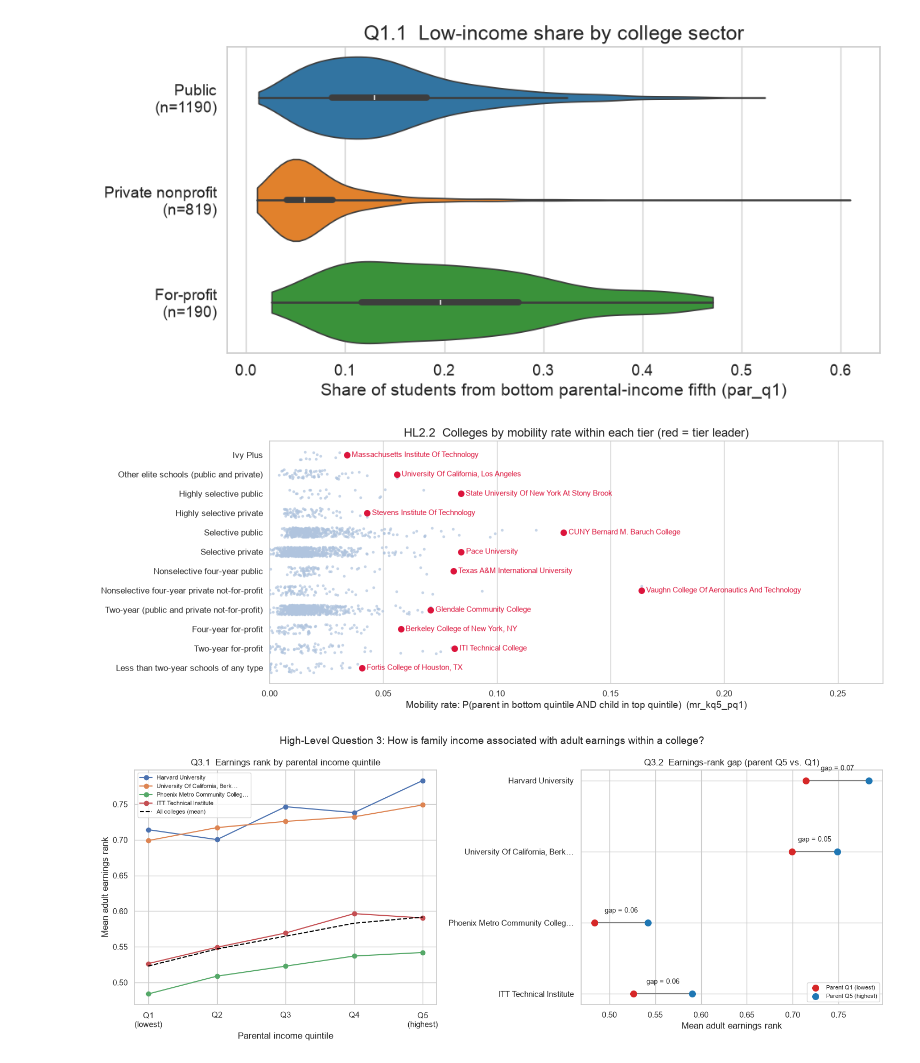
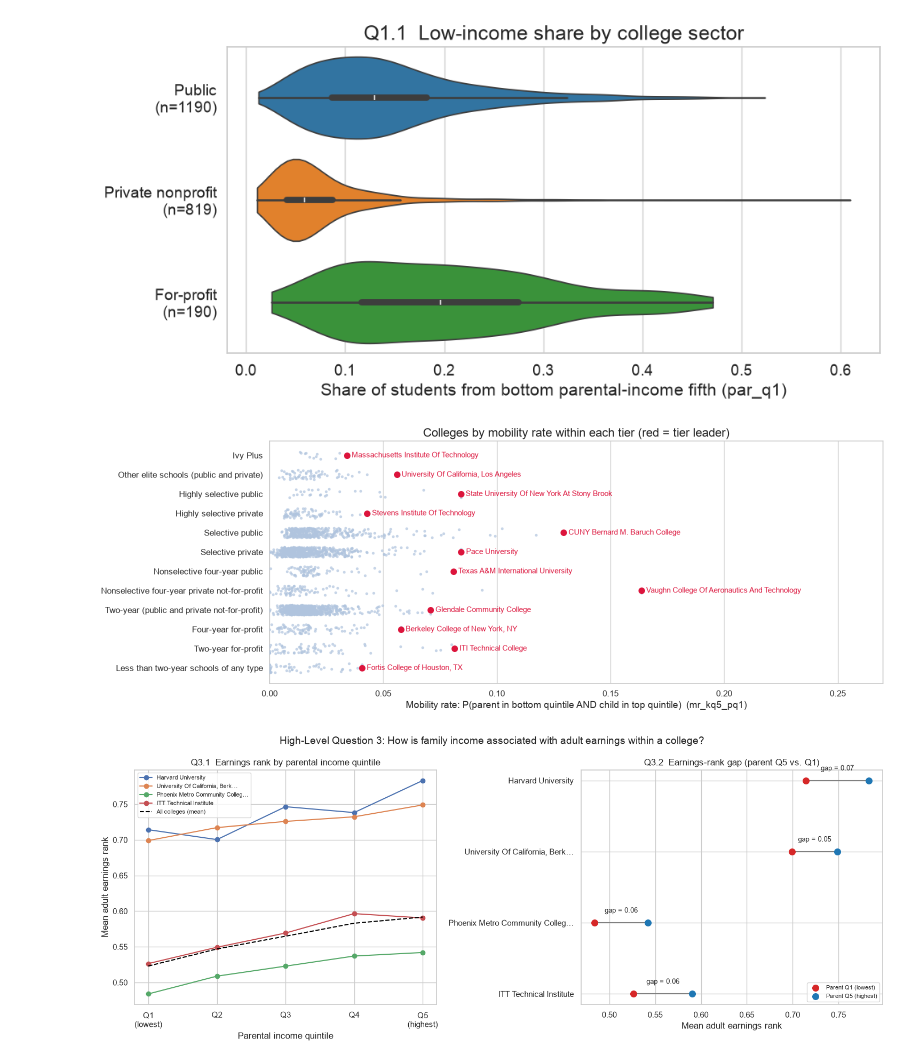
Before and after one commit to rakija7/tetrarchy, a Jupyter notebook: Merge_MRC.ipynb, the cells around one changed output. Drawn from its saved outputs; the diff is of its cells as text; code cells hidden in the pictures.

```diff
--- a/Merge_MRC.ipynb
+++ b/Merge_MRC.ipynb
@@ -73,26 +75,26 @@ plt.show()
 # %%
 fig, ax = plt.subplots(figsize=(16, 6))
 sns.stripplot(data=df, y="tier_name", x="mr_kq5_pq1", order=tier_order, color="lightsteelblue",
               size=4, alpha=0.7, jitter=0.25, ax=ax)
 
 top = df.loc[df.groupby("tier_name")["mr_kq5_pq1"].idxmax()]
-ypos = pd.Categorical(top["tier_name"], categories=tier_order).codes
+row_pos = pd.Categorical(top["tier_name"], categories=tier_order).codes
 
-ax.scatter(top["mr_kq5_pq1"], ypos, color="crimson", s=70, zorder=5)
+ax.scatter(top["mr_kq5_pq1"], row_pos, color="crimson", s=70, zorder=5)
 
-bars = ax.barh(ypos, top["mr_kq5_pq1"], height=0.1, alpha=0)
+bars = ax.barh(row_pos, top["mr_kq5_pq1"], height=0.1, alpha=0)
 ax.bar_label(bars, labels=top["name"], padding=7, fontsize=11, color="crimson")
 
-ax.set_xlim(0, df["mr_kq5_pq1"].max() * 1.65)   # more room for the larger labels
+ax.set_xlim(0, df["mr_kq5_pq1"].max() * 1.65)
 ax.tick_params(axis="both", labelsize=12)
 ax.set_xlabel("Mobility rate: P(parent in bottom quintile AND child in top quintile)  (mr_kq5_pq1)", fontsize=14)
 ax.set_ylabel("")
-ax.set_title("HL2.2  Colleges by mobility rate within each tier (red = tier leader)", fontsize=17)
+ax.set_title("Colleges by mobility rate within each tier (red = tier leader)", fontsize=17)
 
 plt.tight_layout()
 plt.show()
 # %% [output]
-[figure, old version]
+[figure, new version]
 # %%
 selected = ["Harvard University", "University Of California, Berkeley"]
 selected.append(df[df["tier"] == 9].nlargest(1, "count")["name"].iloc[0])    # largest two-year
```
Also changed, not shown: parts of 3 cells of this notebook.
